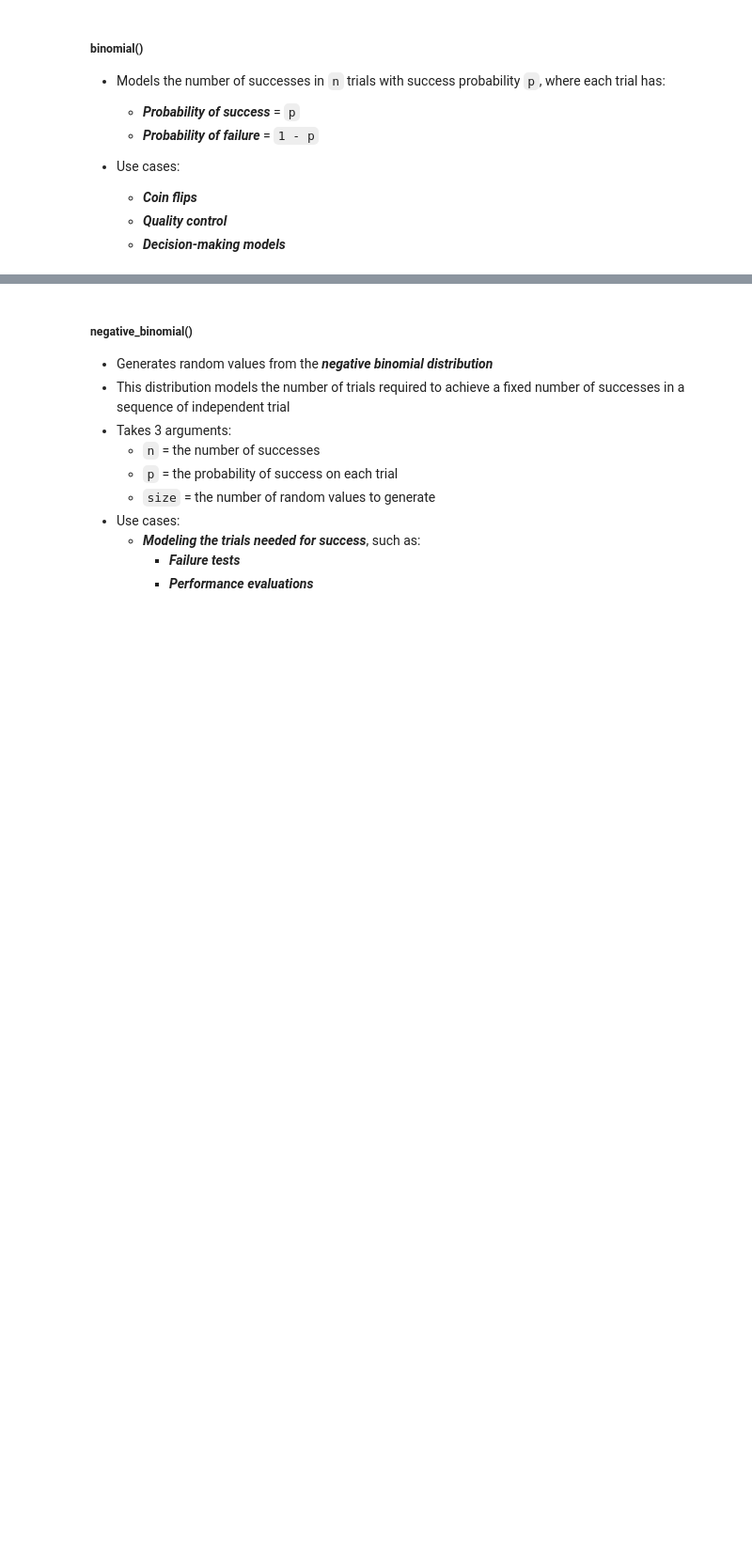
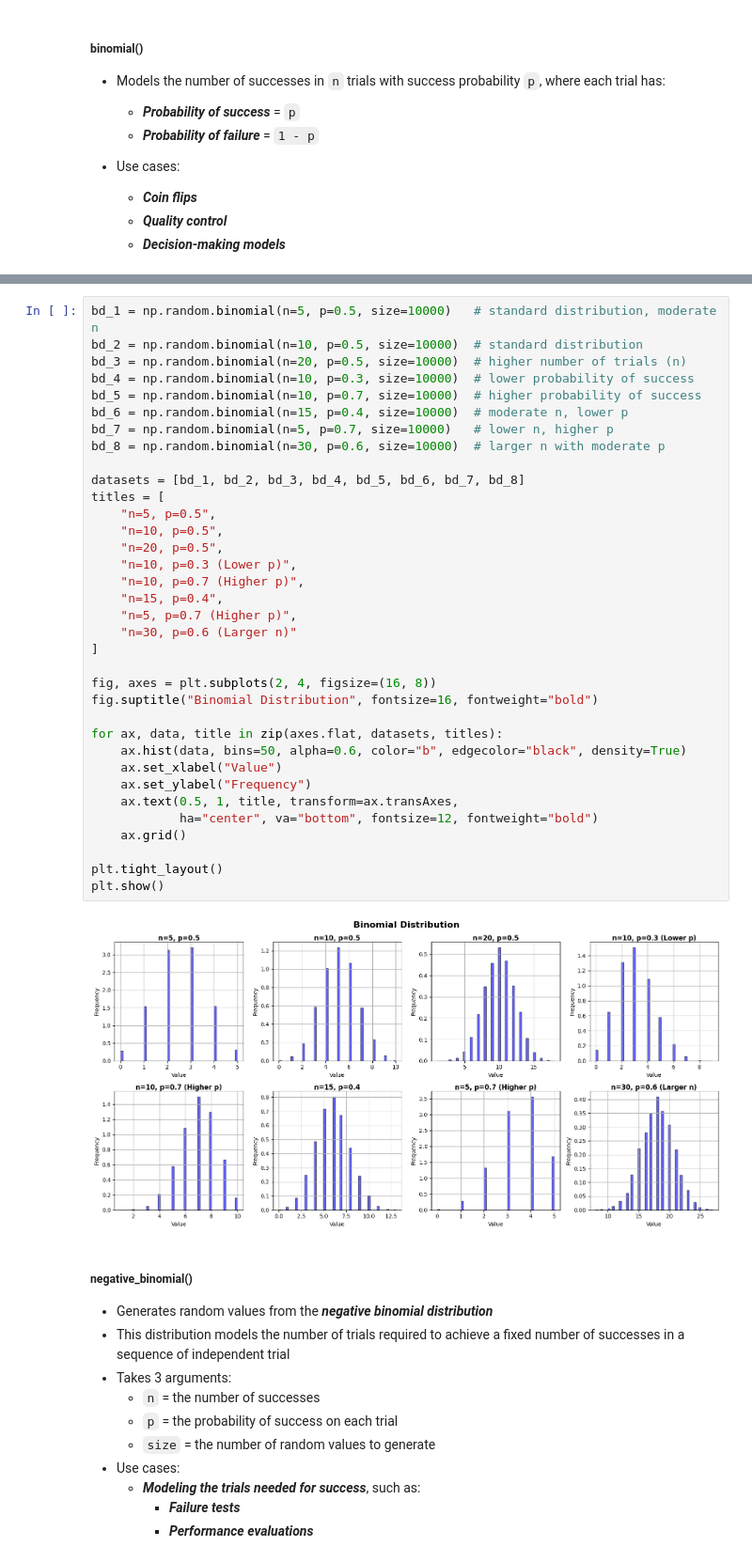
Before and after one commit to sebastianpacurar/ai-ds-projects, a Jupyter notebook: study_materials/numpy/numpy_references.ipynb, the cells around one changed output, grey strips where cells are left out. Shown at 94% size. Drawn from its saved outputs; the diff is of its cells as text; blank space fills up the shorter version.

```diff
--- a/study_materials/numpy/numpy_references.ipynb
+++ b/study_materials/numpy/numpy_references.ipynb
@@ -873,3 +911,40 @@ print(np.random.binomial(n=10, p=0.5, size=5))
+# %%
+bd_1 = np.random.binomial(n=5, p=0.5, size=10000)   # standard distribution, moderate n
+bd_2 = np.random.binomial(n=10, p=0.5, size=10000)  # standard distribution
+bd_3 = np.random.binomial(n=20, p=0.5, size=10000)  # higher number of trials (n)
+bd_4 = np.random.binomial(n=10, p=0.3, size=10000)  # lower probability of success
+bd_5 = np.random.binomial(n=10, p=0.7, size=10000)  # higher probability of success
+bd_6 = np.random.binomial(n=15, p=0.4, size=10000)  # moderate n, lower p
+bd_7 = np.random.binomial(n=5, p=0.7, size=10000)   # lower n, higher p
+bd_8 = np.random.binomial(n=30, p=0.6, size=10000)  # larger n with moderate p
+
+datasets = [bd_1, bd_2, bd_3, bd_4, bd_5, bd_6, bd_7, bd_8]
+titles = [
+    "n=5, p=0.5",
+    "n=10, p=0.5",
+    "n=20, p=0.5",
+    "n=10, p=0.3 (Lower p)",
+    "n=10, p=0.7 (Higher p)",
+    "n=15, p=0.4",
+    "n=5, p=0.7 (Higher p)",
+    "n=30, p=0.6 (Larger n)"
+]
+
+fig, axes = plt.subplots(2, 4, figsize=(16, 8))
+fig.suptitle("Binomial Distribution", fontsize=16, fontweight="bold")
+
+for ax, data, title in zip(axes.flat, datasets, titles):
+    ax.hist(data, bins=50, alpha=0.6, color="b", edgecolor="black", density=True)
+    ax.set_xlabel("Value")
+    ax.set_ylabel("Frequency")
+    ax.text(0.5, 1, title, transform=ax.transAxes,
+            ha="center", va="bottom", fontsize=12, fontweight="bold")
+    ax.grid()
+
+plt.tight_layout()
+plt.show()
+# %% [output]
+[figure, added]
 # %% [markdown]
 ##### **negative_binomial()**
 
```
Also changed, not shown: parts of 53 cells of this notebook, 2 other files.
